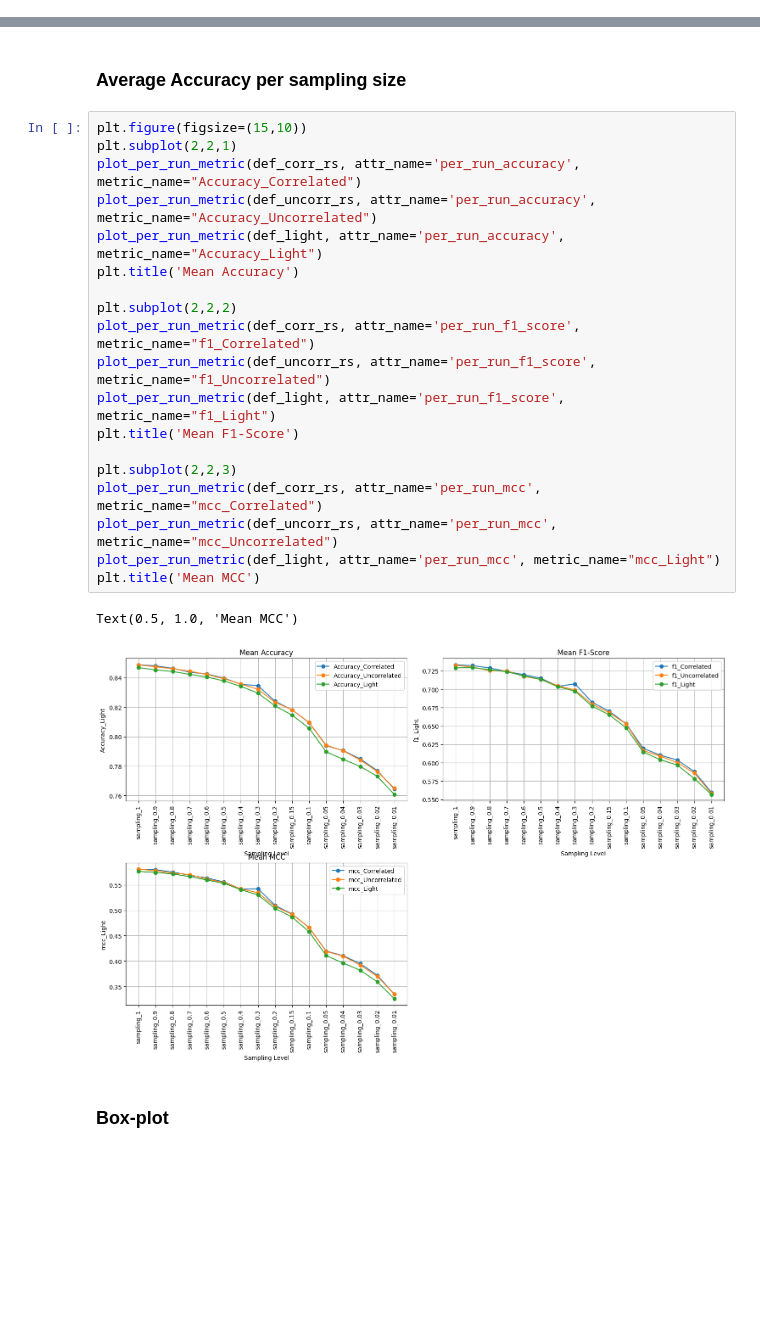
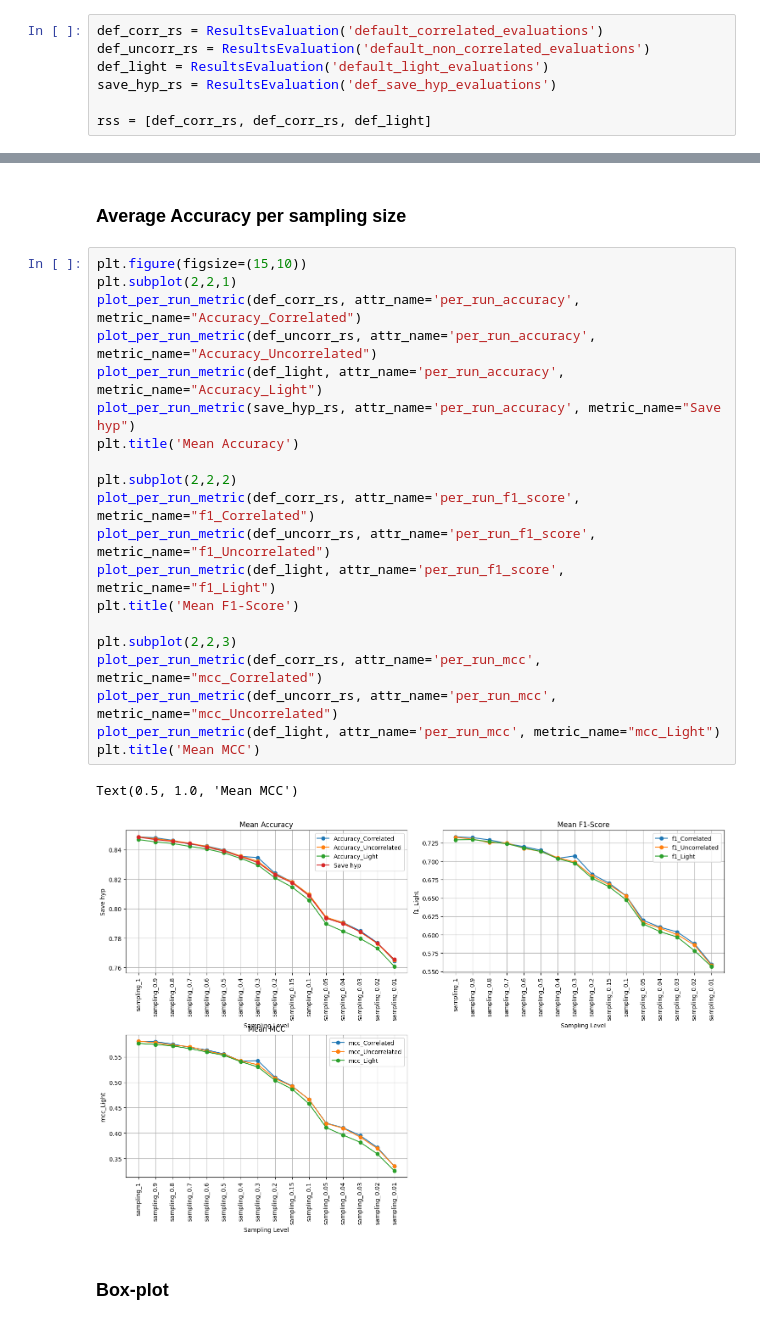
Before and after one commit to MassimoZarantonello2/SignatureInference, a Jupyter notebook: scripts/toronto_autogluone_evalutaions.ipynb, the cells around one changed output, grey strips where cells are left out. Saved outputs shown, nothing was run; the diff lists cells and outputs as text; blank space fills up the shorter version.

```diff
--- a/scripts/toronto_autogluone_evalutaions.ipynb
+++ b/scripts/toronto_autogluone_evalutaions.ipynb
@@ -138,5 +168,12 @@ def get_signature_mean_per_run(re, label):
 # %% [markdown]
 # Plot the graphs
+# %%
+def_corr_rs = ResultsEvaluation('default_correlated_evaluations')
+def_uncorr_rs = ResultsEvaluation('default_non_correlated_evaluations')
+def_light = ResultsEvaluation('default_light_evaluations')
+save_hyp_rs = ResultsEvaluation('def_save_hyp_evaluations')
+
+rss = [def_corr_rs, def_corr_rs, def_light]
 # %% [markdown]
 ## Accuracy
 # %% [markdown]
@@ -186,25 +217,26 @@ plot_all_signature_all_sampling_graph(def_light)
 # %%
 plt.figure(figsize=(15,10))
 plt.subplot(2,2,1)
 plot_per_run_metric(def_corr_rs, attr_name='per_run_accuracy', metric_name="Accuracy_Correlated")
 plot_per_run_metric(def_uncorr_rs, attr_name='per_run_accuracy', metric_name="Accuracy_Uncorrelated")
 plot_per_run_metric(def_light, attr_name='per_run_accuracy', metric_name="Accuracy_Light")
+plot_per_run_metric(save_hyp_rs, attr_name='per_run_accuracy', metric_name="Save hyp")
 plt.title('Mean Accuracy')
 
 plt.subplot(2,2,2)
 plot_per_run_metric(def_corr_rs, attr_name='per_run_f1_score', metric_name="f1_Correlated")
 plot_per_run_metric(def_uncorr_rs, attr_name='per_run_f1_score', metric_name="f1_Uncorrelated")
 plot_per_run_metric(def_light, attr_name='per_run_f1_score', metric_name="f1_Light")
 plt.title('Mean F1-Score')
 
 plt.subplot(2,2,3)
 plot_per_run_metric(def_corr_rs, attr_name='per_run_mcc', metric_name="mcc_Correlated")
 plot_per_run_metric(def_uncorr_rs, attr_name='per_run_mcc', metric_name="mcc_Uncorrelated")
 plot_per_run_metric(def_light, attr_name='per_run_mcc', metric_name="mcc_Light")
 plt.title('Mean MCC')
 # %% [output]
 Text(0.5, 1.0, 'Mean MCC')
-[figure, old version]
+[figure, new version]
 # %% [markdown]
 ### Box-plot
 # %%
```
Also changed, not shown: parts of 5 cells of this notebook, 37 other files.
